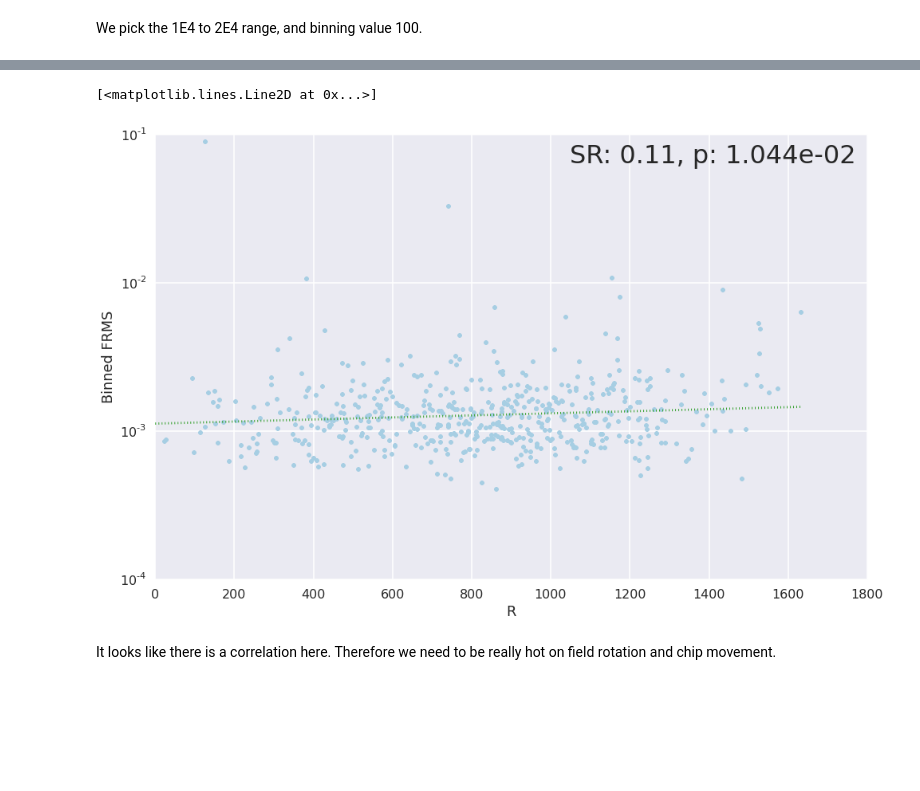
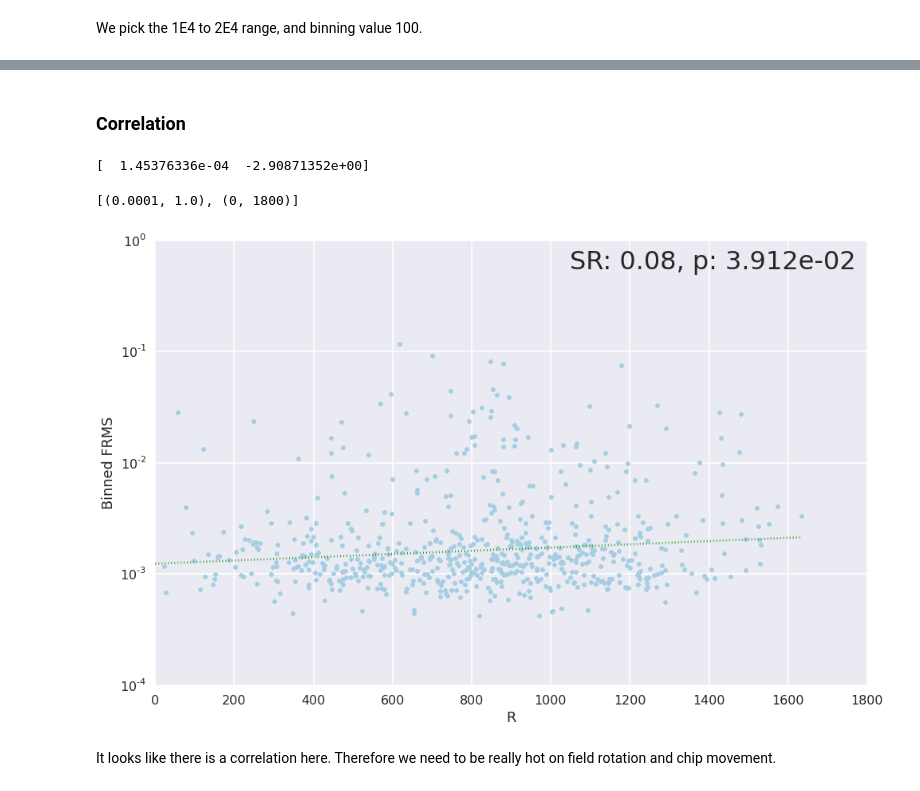
Before and after one commit to NGTS/lightcurve-explorer, a Jupyter notebook: exploration/position_dependency.ipynb, the cells around one changed output, grey strips where cells are left out. Saved outputs shown, nothing was run; the diff lists cells and outputs as text; code cells hidden in the pictures; blank space fills up the shorter version.

```diff
--- a/exploration/position_dependency.ipynb
+++ b/exploration/position_dependency.ipynb
@@ -209,9 +217,0 @@ right_edges = 10 ** (np.log10(left_edges) + 3. / 9.)
-# %%
-fig, axes = plt.subplots(2, 4, sharex=True, sharey=True)
-
-binned_stats = []
-for (bin_value, ax) in zip(bin_values, axes.flatten()):
-    x, y, e = plot_binned_frms(flux, bin_value, ax, left_edges=left_edges, right_edges=right_edges, ms=2)
-    binned_stats.append((x, y, e))
-    ax.set(title=bin_value, xlim=(1E3, 1E7), ylim=(1E-4, 1E-2))
-fig.tight_layout()
@@ -261,17 +264,29 @@ plt.tight_layout()
 # %%
 r = np.sqrt((med_x - least_movement_position[0]) ** 2 + (med_y - least_movement_position[1]) ** 2)
+# %% [markdown]
+### Correlation
+# %%
+def sigma_clipped_fit(x, y, order=1, sigma=3):
+    initial_fit = np.poly1d(np.polyfit(x, y, order))
+    resids = y - initial_fit(x)
+    sc = sigma_clip(resids, sig=sigma)
+    valid_ind = ~sc.mask
+    return np.poly1d(np.polyfit(x[valid_ind], y[valid_ind], order))
 # %%
 fig, axis = plt.subplots()
 axis.semilogy(r, binned_frms, '.')
 axis.set(xlabel='R', ylabel='Binned FRMS')
 sr, p = spearmanr(r, np.log10(binned_frms))
 axis.text(0.98, 0.98, 'SR: {:.2f}, p: {:.3e}'.format(sr, p),
           transform=axis.transAxes, ha='right', va='top', fontsize=32)
-fit = np.poly1d(np.polyfit(r, np.log10(binned_frms), 1))
+fit = sigma_clipped_fit(r, np.log10(binned_frms), order=1)
+print(fit.c)
 test_r = np.linspace(0, r.max(), 10)
 axis.plot(test_r, 10 ** fit(test_r), ls=':', color=colours[3])
+axis.set(xlim=(0, 1800), ylim=(1E-4, 1E0))
 # %% [output]
-[<matplotlib.lines.Line2D at 0x...>]
+[  1.45376336e-04  -2.90871352e+00]
+[(0.0001, 1.0), (0, 1800)]
-[figure, old version]
+[figure, new version]
 # %% [markdown]
 It looks like there is a correlation here. Therefore we need to be really hot on field rotation and chip movement.
```
Also changed, not shown: parts of 18 cells of this notebook.
